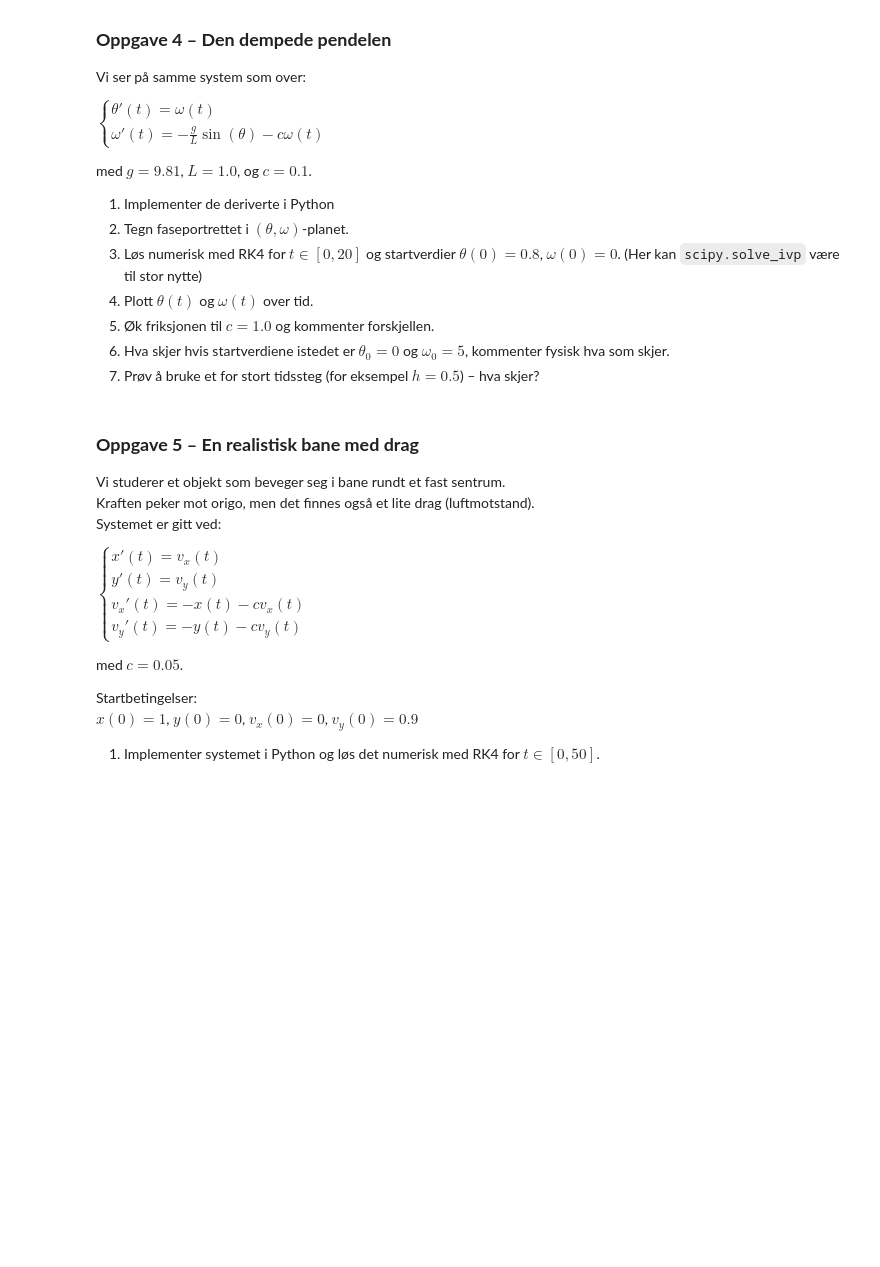
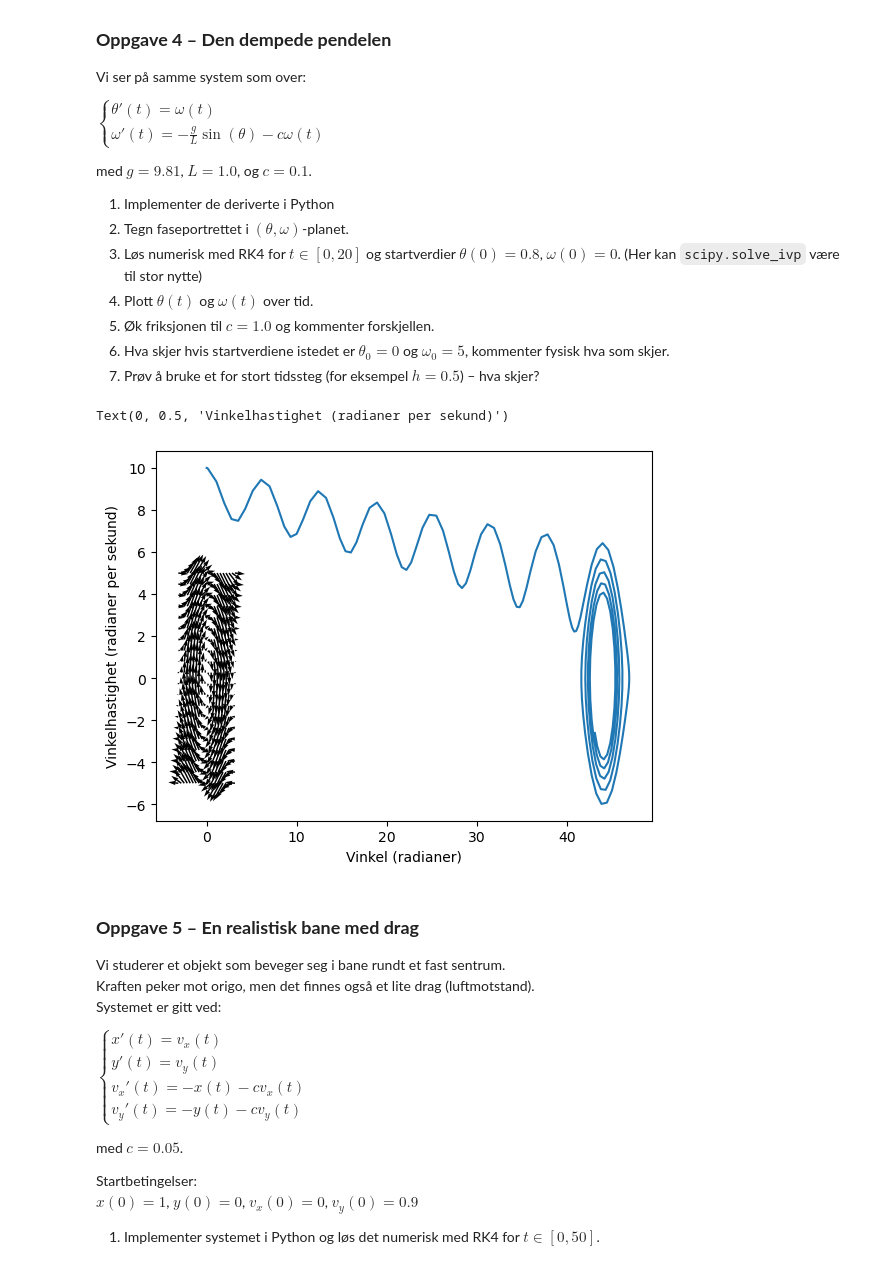
Before and after one commit to galendal/MAT160, a Jupyter notebook: oppgaverGruppeUke44_loesningsforslag.ipynb, the cells around one changed output. Drawn from its saved outputs; the diff is of its cells as text; code cells hidden in the pictures; blank space fills up the shorter version.

```diff
--- a/oppgaverGruppeUke44_loesningsforslag.ipynb
+++ b/oppgaverGruppeUke44_loesningsforslag.ipynb
@@ -83,6 +83,7 @@ med $g=9.81$, $L=1.0$, og $c=0.1$.
 # %%
 import numpy as np
 import matplotlib.pyplot as plt
+import scipy
 
 def dydt(t, y):
     # Regner ut de deriverte til systemet og returnerer de i en array
@@ -90,57 +91,65 @@ def dydt(t, y):
     # array y: En array med de partiell deriverte
     #
     # Returnerer en liste med de deriverte til systemet
-    return np.array([dTheta_dt(t, y[0], y[1]), dOmega_dt[t, y[0], y[1]]])
+    return np.array([dTheta_dt(t, y[0], y[1]), dOmega_dt(t, y[0], y[1])])
 
 def dTheta_dt(t, theta, omega):
     # Regner den deriverte til theta for en verdi for:
     #     t: tiden
     # theta: vinkelen
     # omega: vinkelhastigheten
-    return 0
+    return omega
 
 def dOmega_dt(t, theta, omega):
     # Regner den deriverte til theta for en verdi for:
     #     t: tiden
     # theta: vinkelen
     # omega: vinkelhastigheten
-    return 0
+    return -g/L * np.sin(theta) - c*omega
 
 # Fysiske parametre
 g = 9.81
 L = 1
 c = 0.1
 
 # Start/slutt tid
 t0 = 0
 tSlutt = 20
+ts = np.linspace(0, 20, 200)
 
 # Startverdier
-o0 = 0.8
-t0 = 0
+o0 = 10
+theta0 = 0
 
 
 # Estimerer løsning, enten med scipy.solve_ivp eller med å kode RK4 selv
-
+sol = scipy.integrate.solve_ivp(dydt, t_span=[t0, tSlutt], y0=[theta0, o0], max_step = 10**-1)
+Ts = sol.t
+theta_sol = sol.y[0]
+omega_sol = sol.y[1]
 
 
 # Tegner faseportrett
-theta0, theta1 = -4*np.pi, 4*np.pi
-omega0, omega1 = -10, 10
+theta0, theta1 = -1*np.pi, 1*np.pi
+omega0, omega1 = -5, 5
 n = 20
 
 thetas = np.linspace(theta0, theta1, n)
 omegas = np.linspace(omega0, omega1, n)
 thetas2, omegas2 = np.meshgrid(thetas, omegas)
 
-dx = 0
-dy = 0
+dx = dTheta_dt(0, thetas2, omegas2)
+dy = dOmega_dt(0, thetas2, omegas2)
 
 fig, ax = plt.subplots()
 
+ax.plot(theta_sol, omega_sol)
 ax.quiver(thetas, omegas, dx, dy)
 ax.set_xlabel("Vinkel (radianer)")
 ax.set_ylabel("Vinkelhastighet (radianer per sekund)")
+# %% [output]
+Text(0, 0.5, 'Vinkelhastighet (radianer per sekund)')
+[figure, added]
 # %% [markdown]
 ### **Oppgave 5 – En realistisk bane med drag**
 
```
